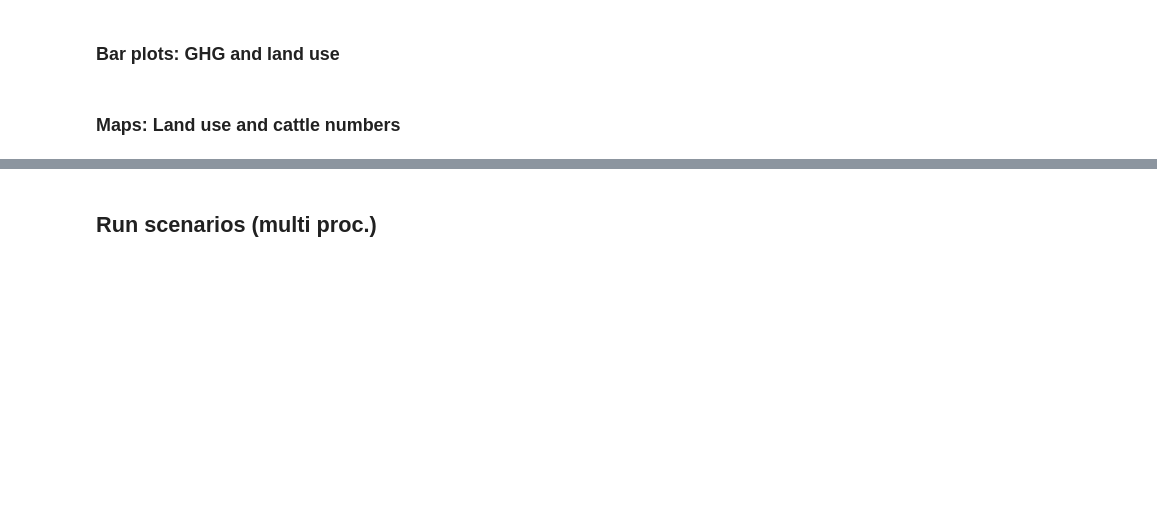
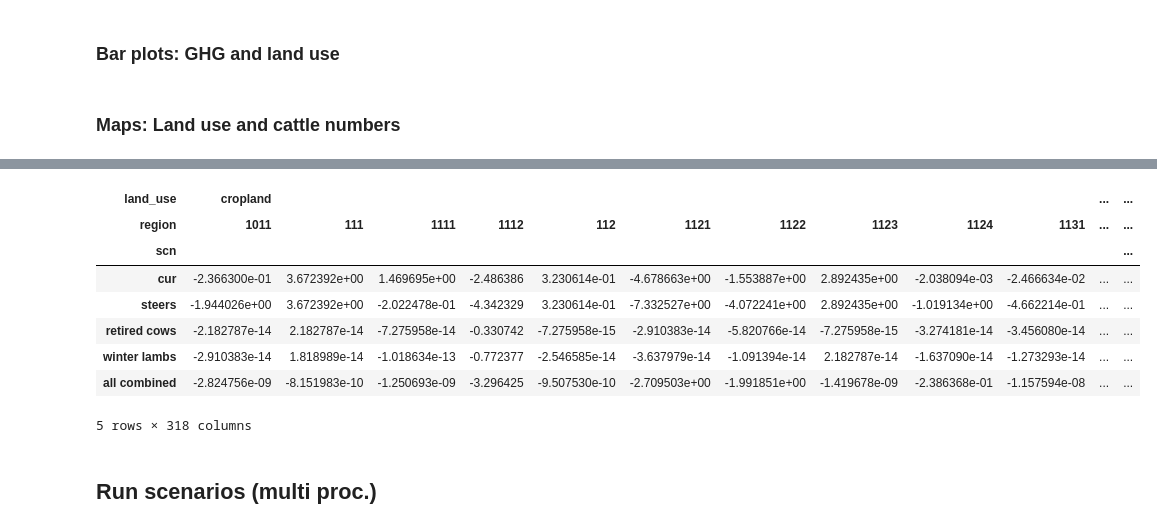
Before and after one commit to karlssonjo/seminatgrass, a Jupyter notebook: CIBUSmod_run.ipynb, the cells around one changed output, grey strips where cells are left out. Drawn from its saved outputs; the diff is of its cells as text; code cells hidden in the pictures; blank space fills up the shorter version.

```diff
--- a/CIBUSmod_run.ipynb
+++ b/CIBUSmod_run.ipynb
@@ -536,3 +549,15 @@ NameError: name 'scenarios' is not defined
+# %%
+plot_data
+# %% [output]
+| land_use | cropland |  |  |  |  |  |  |  |  |  | ... | ... |
+| region | 1011 | 111 | 1111 | 1112 | 112 | 1121 | 1122 | 1123 | 1124 | 1131 | ... | ... |
+| scn |  |  |  |  |  |  |  |  |  |  |  | ... |
+| cur | -2.366300e-01 | 3.672392e+00 | 1.469695e+00 | -2.486386 | 3.230614e-01 | -4.678663e+00 | -1.553887e+00 | 2.892435e+00 | -2.038094e-03 | -2.466634e-02 | ... | ... |
+| steers | -1.944026e+00 | 3.672392e+00 | -2.022478e-01 | -4.342329 | 3.230614e-01 | -7.332527e+00 | -4.072241e+00 | 2.892435e+00 | -1.019134e+00 | -4.662214e-01 | ... | ... |
+| retired cows | -2.182787e-14 | 2.182787e-14 | -7.275958e-14 | -0.330742 | -7.275958e-15 | -2.910383e-14 | -5.820766e-14 | -7.275958e-15 | -3.274181e-14 | -3.456080e-14 | ... | ... |
+| winter lambs | -2.910383e-14 | 1.818989e-14 | -1.018634e-13 | -0.772377 | -2.546585e-14 | -3.637979e-14 | -1.091394e-14 | 2.182787e-14 | -1.637090e-14 | -1.273293e-14 | ... | ... |
+| all combined | -2.824756e-09 | -8.151983e-10 | -1.250693e-09 | -3.296425 | -9.507530e-10 | -2.709503e+00 | -1.991851e+00 | -1.419678e-09 | -2.386368e-01 | -1.157594e-08 | ... | ... |
+5 rows × 318 columns
 # %% [markdown]
 ## Run scenarios (multi proc.)
 # %%
```
Also changed, not shown: parts of 19 cells of this notebook, 2 other files.
